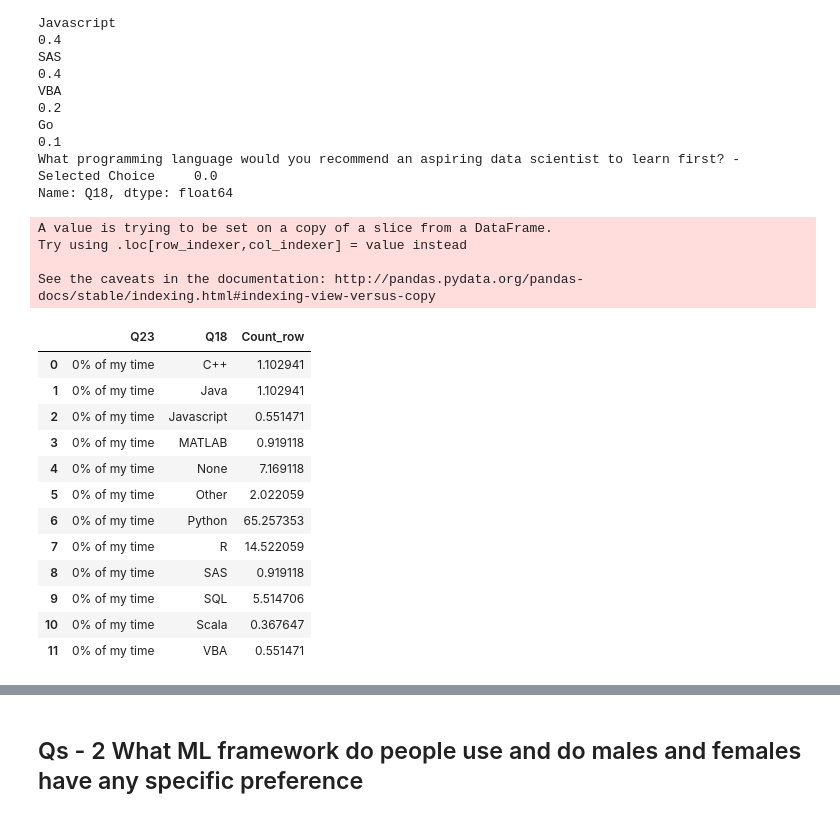
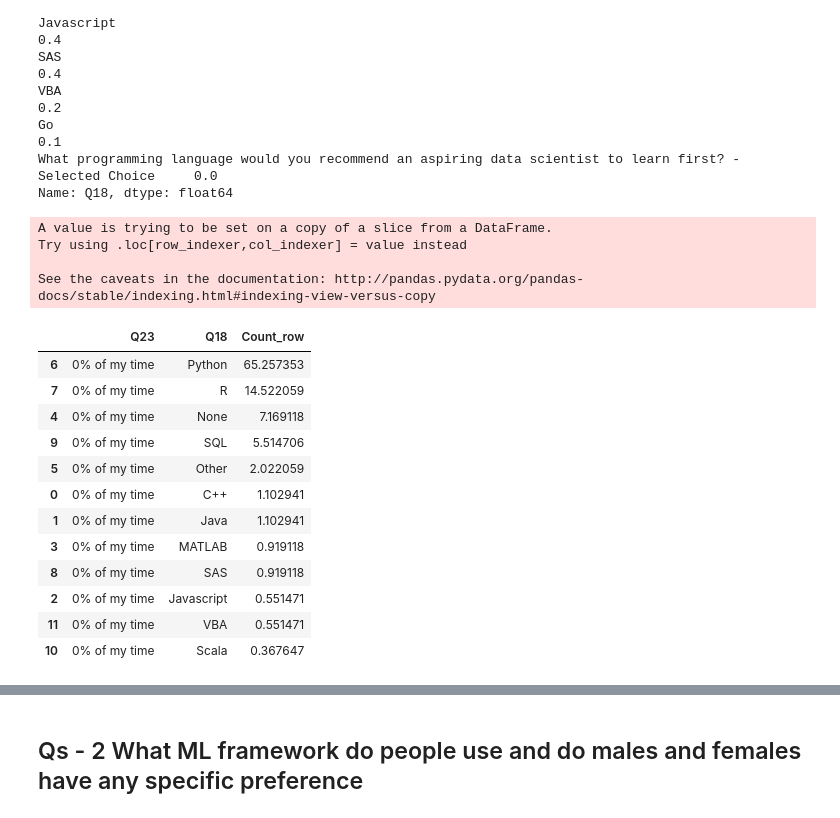
Before and after one commit to KarthikDutt/KaggleSurveyInsights2018, a Jupyter notebook: KaggleSurveyEDA_V2.ipynb, the cells around one changed output, grey strips where cells are left out. Cells and saved outputs as stored; diff of their text form; code cells hidden in the pictures.

```diff
--- a/KaggleSurveyEDA_V2.ipynb
+++ b/KaggleSurveyEDA_V2.ipynb
@@ -67,27 +71,27 @@ Name: Q18, dtype: float64
 # %%
 group_23_18_df=data_mc_responses[['Q23','Q18']]
 group_23_18_df['Count_row']=1
 group_23_18_df_1=group_23_18_df.groupby(['Q23','Q18']).agg({'Count_row': 'sum'})
 group_23_df=group_23_18_df[['Q23','Count_row']].groupby(['Q23']).agg({'Count_row': 'sum'})
 group_23_18_df=group_23_18_df_1.div(group_23_df,level='Q23')* 100
 group_23_18_df=group_23_18_df.reset_index()
-group_23_18_df[group_23_18_df['Q23']=='0% of my time']
+group_23_18_df[group_23_18_df['Q23']=='0% of my time'].sort_values(by='Count_row',ascending=False)
 # %% [output]
 A value is trying to be set on a copy of a slice from a DataFrame.
 Try using .loc[row_indexer,col_indexer] = value instead
 
 See the caveats in the documentation: http://pandas.pydata.org/pandas-docs/stable/indexing.html#indexing-view-versus-copy
 |  | Q23 | Q18 | Count_row |
+| 6 | 0% of my time | Python | 65.257353 |
+| 7 | 0% of my time | R | 14.522059 |
+| 4 | 0% of my time | None | 7.169118 |
+| 9 | 0% of my time | SQL | 5.514706 |
+| 5 | 0% of my time | Other | 2.022059 |
 | 0 | 0% of my time | C++ | 1.102941 |
 | 1 | 0% of my time | Java | 1.102941 |
+| 3 | 0% of my time | MATLAB | 0.919118 |
+| 8 | 0% of my time | SAS | 0.919118 |
 | 2 | 0% of my time | Javascript | 0.551471 |
-| 3 | 0% of my time | MATLAB | 0.919118 |
-| 4 | 0% of my time | None | 7.169118 |
-| 5 | 0% of my time | Other | 2.022059 |
-| 6 | 0% of my time | Python | 65.257353 |
-| 7 | 0% of my time | R | 14.522059 |
-| 8 | 0% of my time | SAS | 0.919118 |
-| 9 | 0% of my time | SQL | 5.514706 |
+| 11 | 0% of my time | VBA | 0.551471 |
 | 10 | 0% of my time | Scala | 0.367647 |
-| 11 | 0% of my time | VBA | 0.551471 |
 # %%
```
Also changed, not shown: parts of 26 cells of this notebook.
